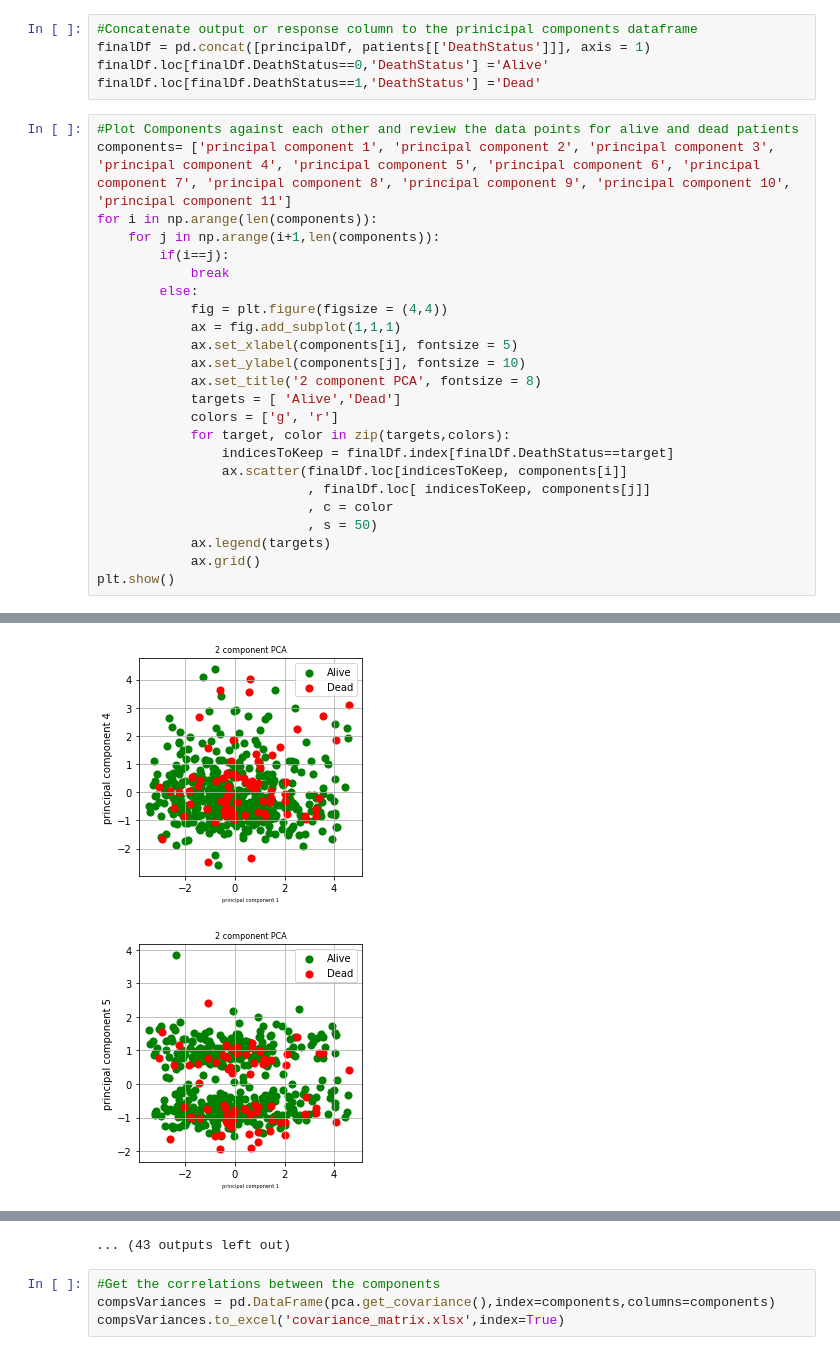
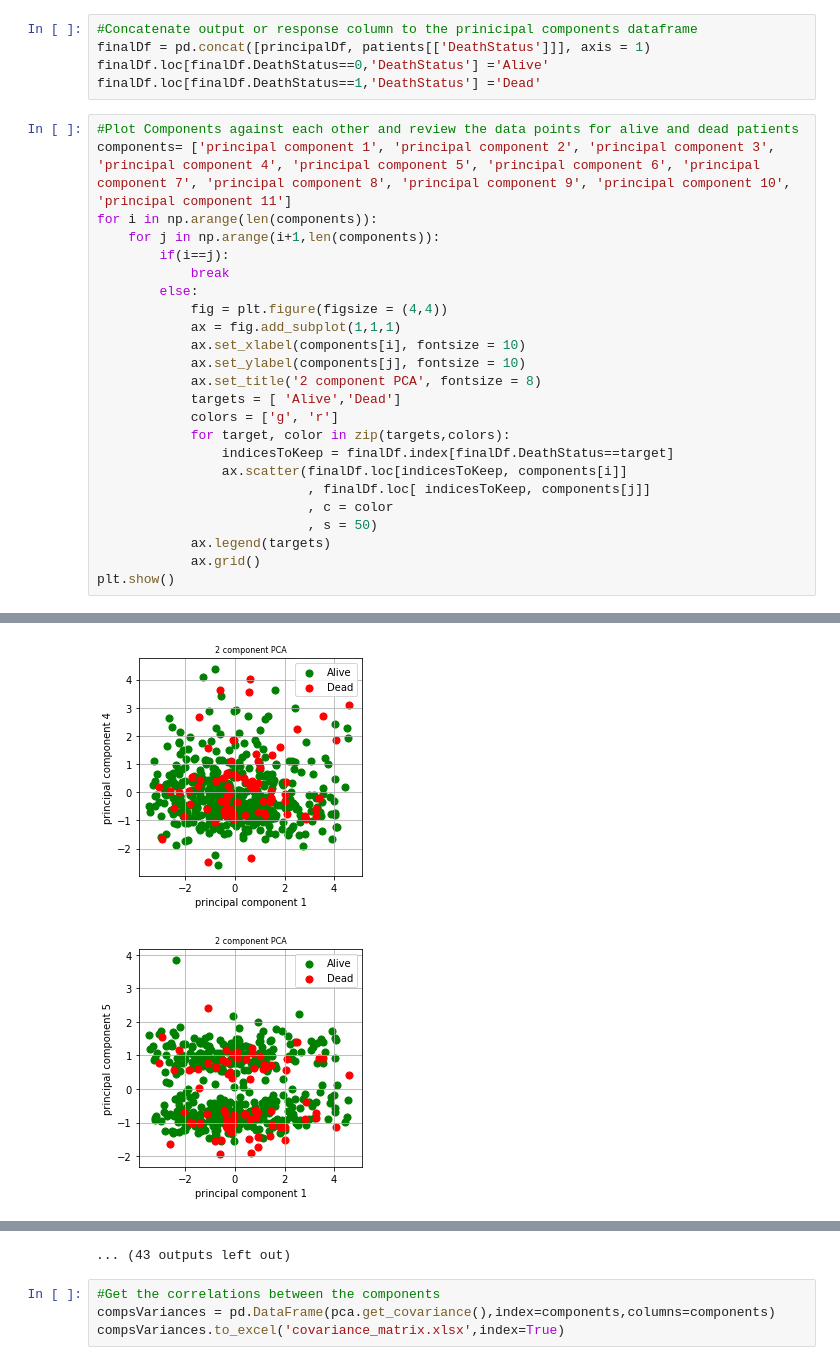
Before and after one commit to tauqeerhasan/AI-Course, a Jupyter notebook: Third.ipynb, the cells around one changed output, grey strips where cells are left out. Cells and saved outputs as stored; diff of their text form.

```diff
--- a/Third.ipynb
+++ b/Third.ipynb
@@ -163,7 +163,7 @@ for i in np.arange(len(components)):
         else:
             fig = plt.figure(figsize = (4,4))
             ax = fig.add_subplot(1,1,1)
-            ax.set_xlabel(components[i], fontsize = 5)
+            ax.set_xlabel(components[i], fontsize = 10)
             ax.set_ylabel(components[j], fontsize = 10)
             ax.set_title('2 component PCA', fontsize = 8)
             targets = [ 'Alive','Dead']
@@ -183,2 +183,2 @@ plt.show()
-[figure, old version]
+[figure, new version]
-[figure, old version]
+[figure, new version]
```
Also changed, not shown: parts of 1 cell of this notebook.
